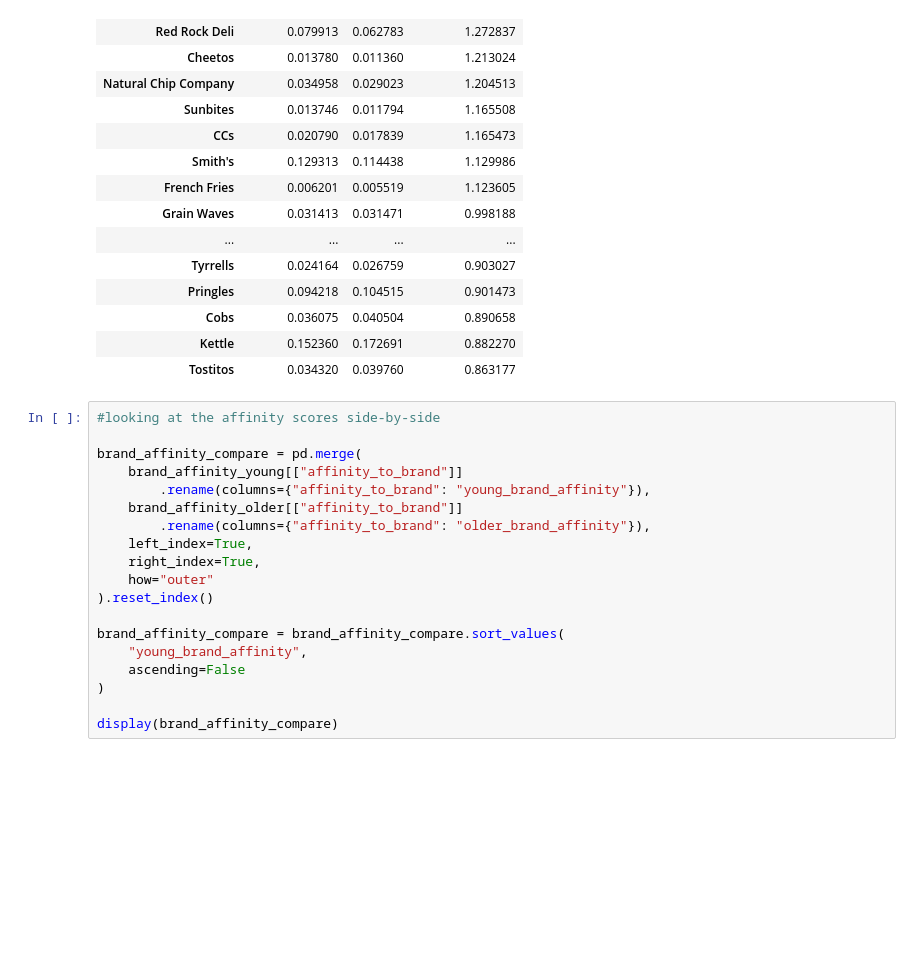
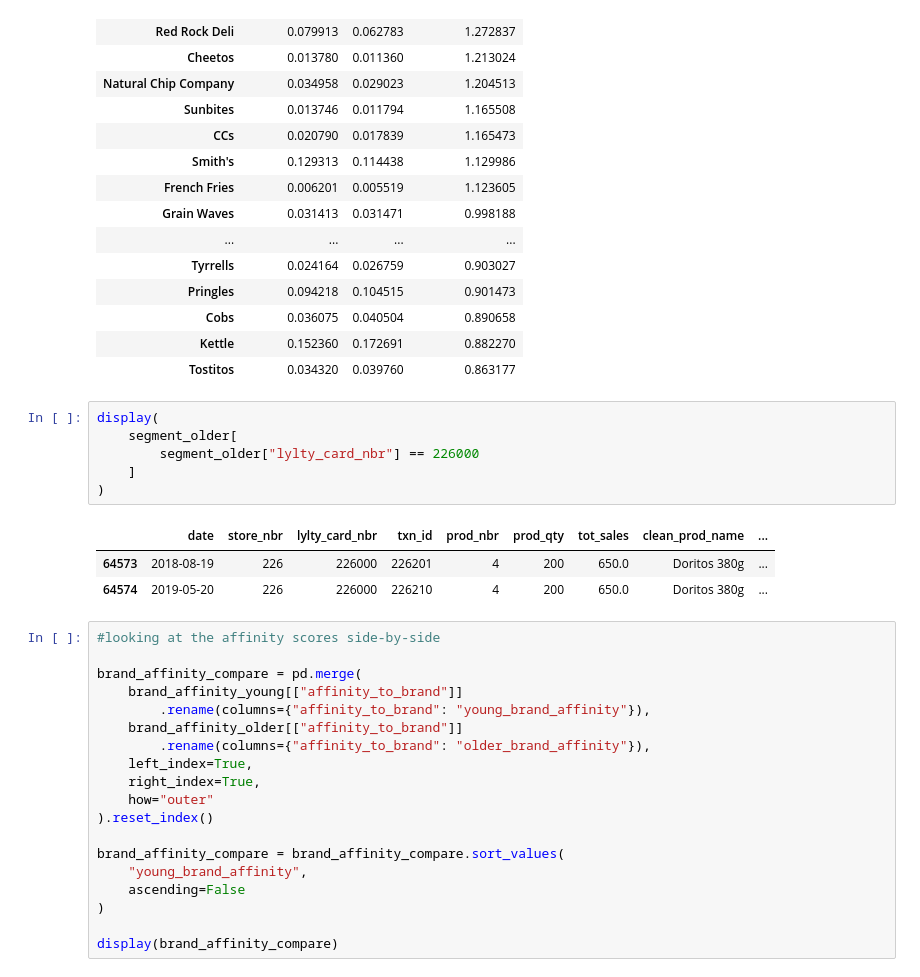
Before and after one commit to J0NA1RON/retail-customer-segmentation, a Jupyter notebook: notebooks/DATA PREPARATION.ipynb, the cells around one changed output. Drawn from its saved outputs; the diff is of its cells as text; blank space fills up the shorter version.

```diff
--- a/notebooks/DATA PREPARATION.ipynb
+++ b/notebooks/DATA PREPARATION.ipynb
@@ -818,6 +818,16 @@ display(brand_affinity_older)
 | Cobs | 0.036075 | 0.040504 | 0.890658 |
 | Kettle | 0.152360 | 0.172691 | 0.882270 |
 | Tostitos | 0.034320 | 0.039760 | 0.863177 |
+# %%
+display(
+    segment_older[
+        segment_older["lylty_card_nbr"] == 226000
+    ]
+)
+# %% [output]
+|  | date | store_nbr | lylty_card_nbr | txn_id | prod_nbr | prod_qty | tot_sales | clean_prod_name | ... |
+| 64573 | 2018-08-19 | 226 | 226000 | 226201 | 4 | 200 | 650.0 | Doritos 380g | ... |
+| 64574 | 2019-05-20 | 226 | 226000 | 226210 | 4 | 200 | 650.0 | Doritos 380g | ... |
 # %%
 #looking at the affinity scores side-by-side
 
```
Also changed, not shown: parts of 3 cells of this notebook.
